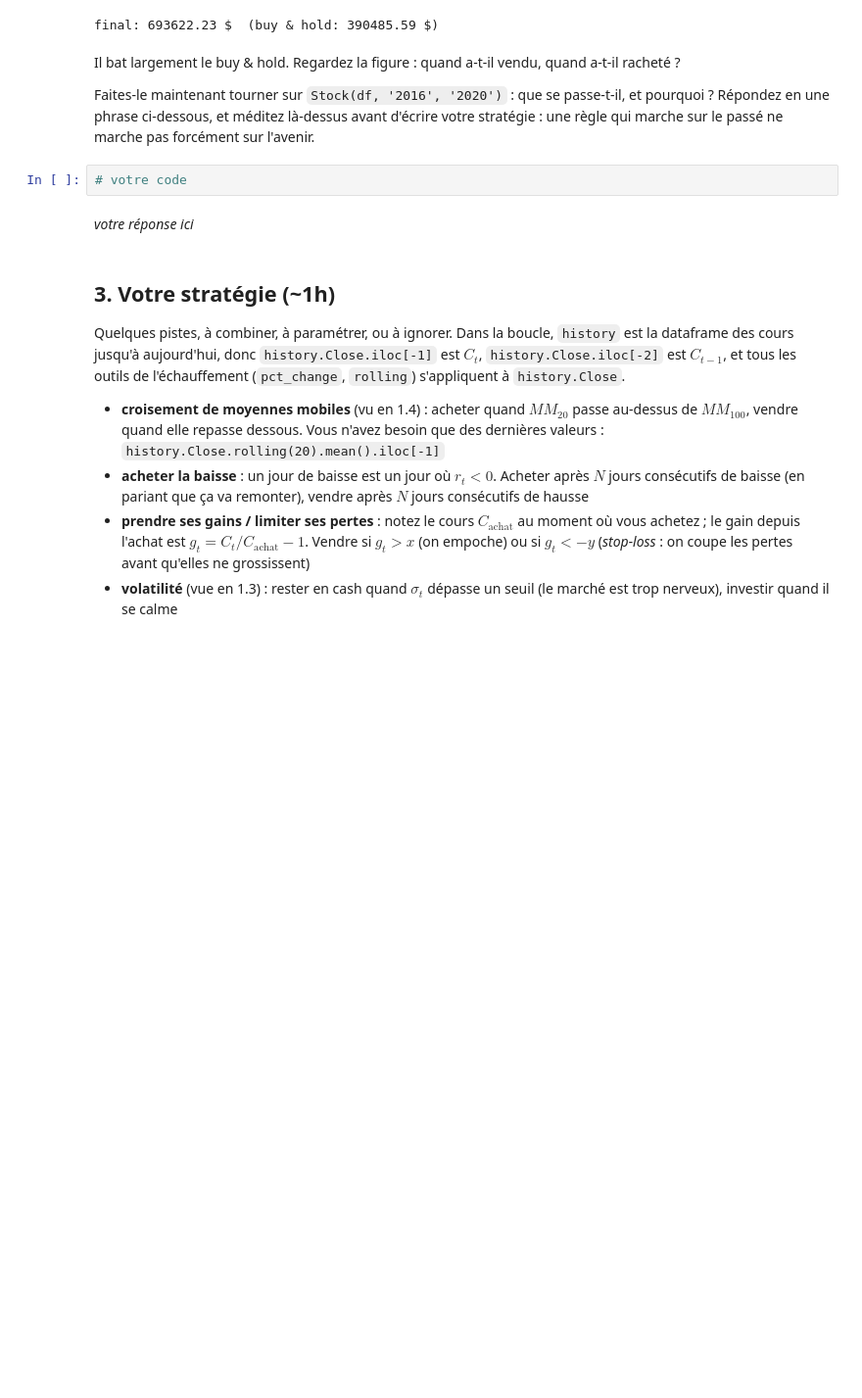
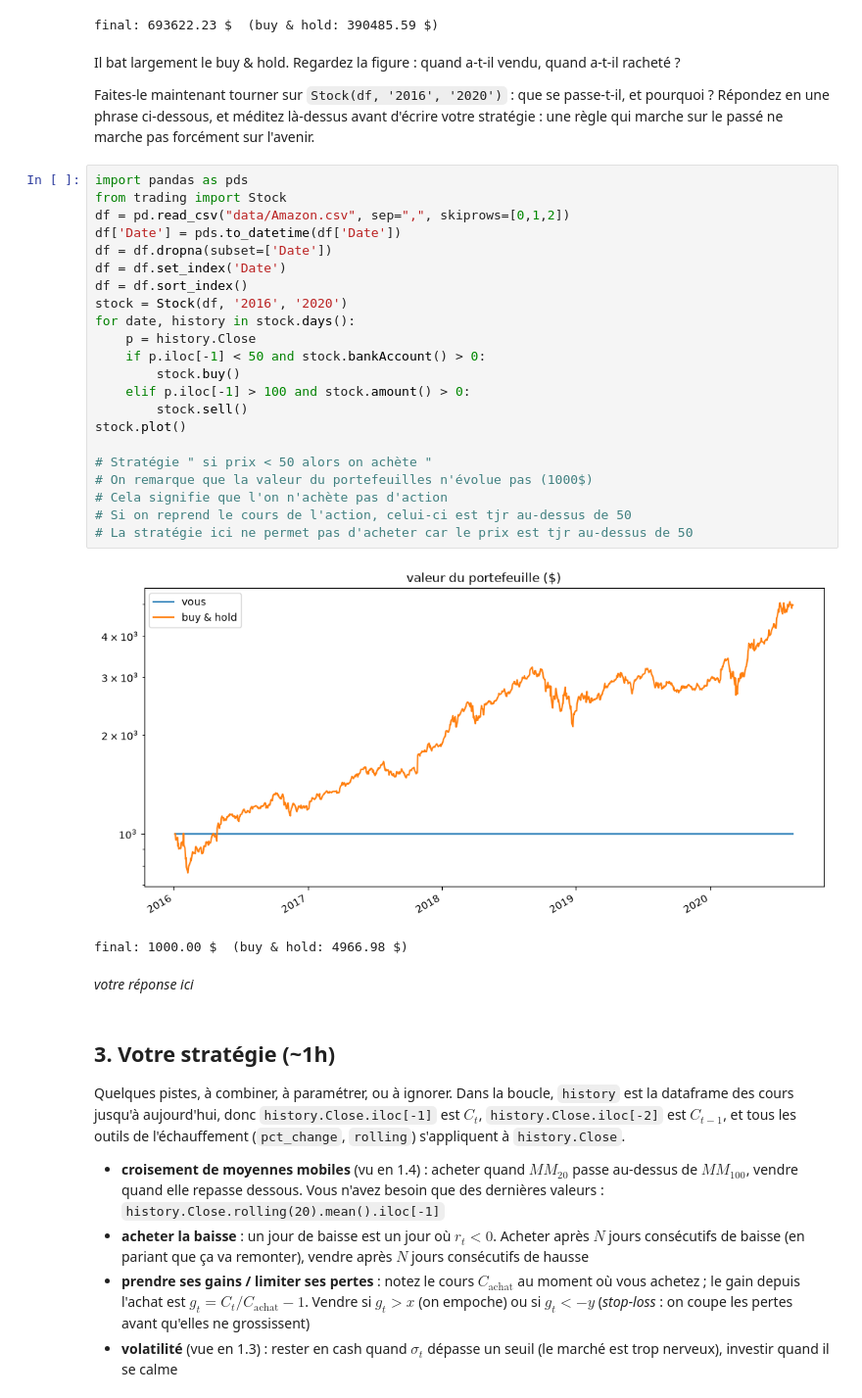
Before and after one commit to SIMVIA-lucas-sovre/projet-trading-pandas, a Jupyter notebook: groupe-1.ipynb, the cells around one changed output. Shown at 98% size. Saved outputs shown, nothing was run; the diff lists cells and outputs as text; blank space fills up the shorter version.

```diff
--- a/groupe-1.ipynb
+++ b/groupe-1.ipynb
@@ -259,7 +266,30 @@ Faites-le maintenant tourner sur `Stock(df, '2016', '2020')` : que se passe-t-il
 Répondez en une phrase ci-dessous, et méditez là-dessus avant d'écrire votre stratégie :
 une règle qui marche sur le passé ne marche pas forcément sur l'avenir.
 # %%
-# votre code
+import pandas as pds
+from trading import Stock
+df = pd.read_csv("data/Amazon.csv", sep=",", skiprows=[0,1,2])
+df['Date'] = pds.to_datetime(df['Date'])
+df = df.dropna(subset=['Date'])
+df = df.set_index('Date')
+df = df.sort_index()
+stock = Stock(df, '2016', '2020')
+for date, history in stock.days():
+    p = history.Close
+    if p.iloc[-1] < 50 and stock.bankAccount() > 0:
+        stock.buy()
+    elif p.iloc[-1] > 100 and stock.amount() > 0:
+        stock.sell()
+stock.plot()
+
+# Stratégie " si prix < 50 alors on achète "
+# On remarque que la valeur du portefeuilles n'évolue pas (1000$)
+# Cela signifie que l'on n'achète pas d'action
+# Si on reprend le cours de l'action, celui-ci est tjr au-dessus de 50
+# La stratégie ici ne permet pas d'acheter car le prix est tjr au-dessus de 50
+# %% [output]
+[figure, added]
+final: 1000.00 $  (buy & hold: 4966.98 $)
 # %% [markdown]
 *votre réponse ici*
 # %% [markdown]
```
Also changed, not shown: parts of 4 cells of this notebook.
